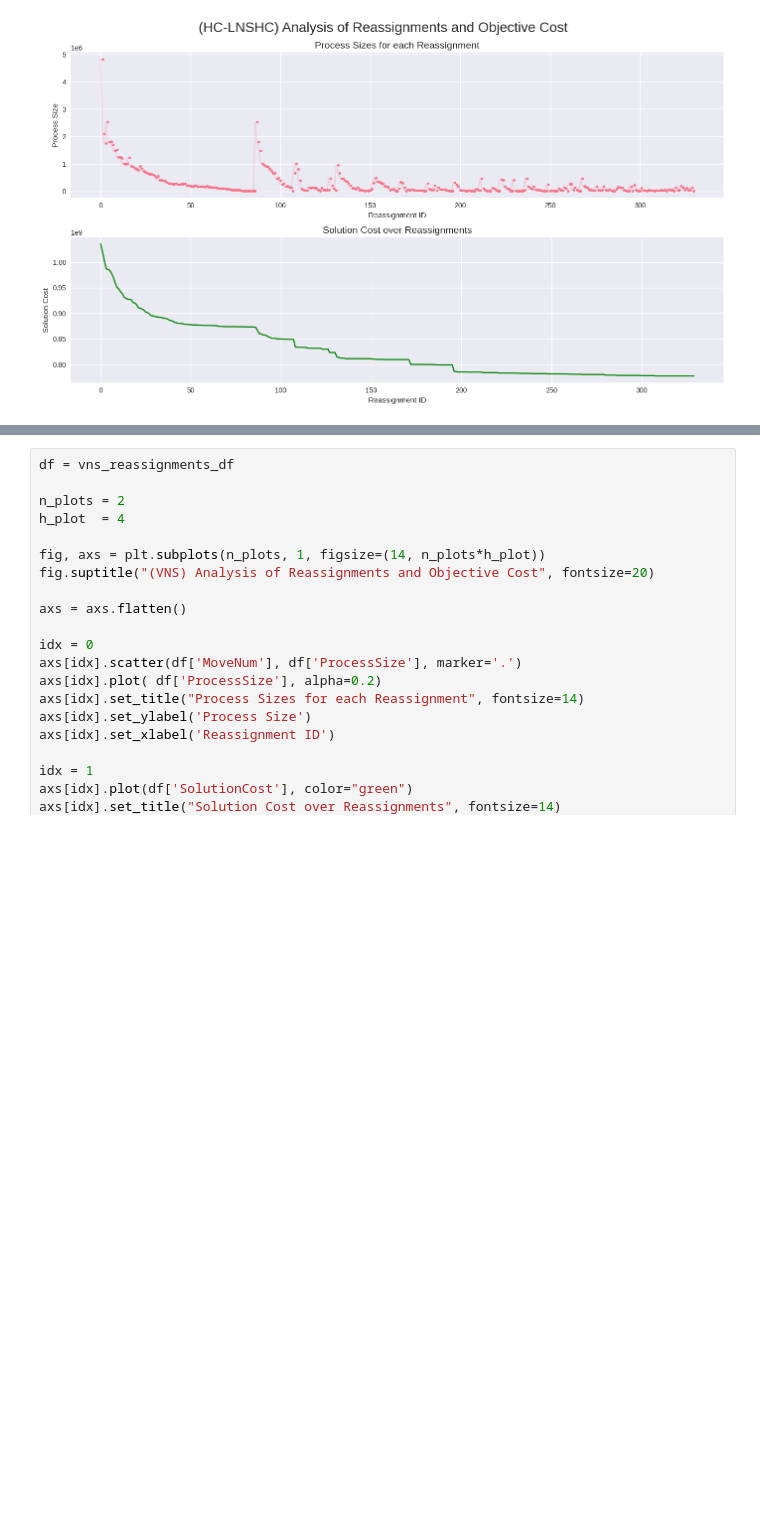
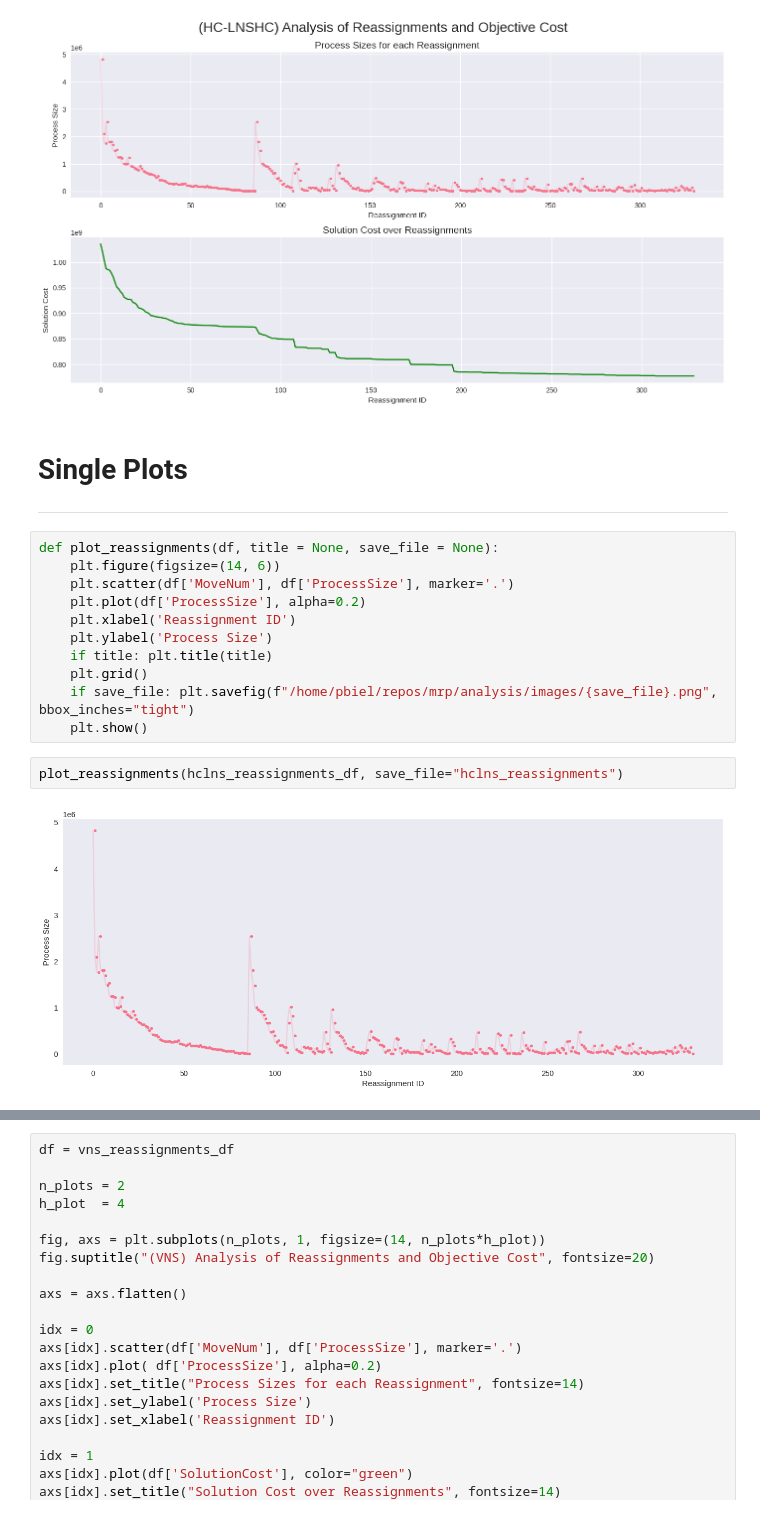
Before and after one commit to circleorange/mrp-approach-analysis, a Jupyter notebook: analysis/0_all_algorithms_general_analysis.ipynb, the cells around one changed output, grey strips where cells are left out. Drawn from its saved outputs; the diff is of its cells as text; blank space fills up the shorter version.

Commit message:
updated code to save image files

```diff
--- a/analysis/0_all_algorithms_general_analysis.ipynb
+++ b/analysis/0_all_algorithms_general_analysis.ipynb
@@ -296,3 +296,21 @@ for ax in fig.get_axes():
 plt.tight_layout()
 # %% [output]
 [figure]
+# %% [markdown]
+# Single Plots
+---
+# %%
+def plot_reassignments(df, title = None, save_file = None):
+    plt.figure(figsize=(14, 6))
+    plt.scatter(df['MoveNum'], df['ProcessSize'], marker='.')
+    plt.plot(df['ProcessSize'], alpha=0.2)
+    plt.xlabel('Reassignment ID')
+    plt.ylabel('Process Size')
+    if title: plt.title(title)
+    plt.grid()
+    if save_file: plt.savefig(f"/home/pbiel/repos/mrp/analysis/images/{save_file}.png", bbox_inches="tight")
+    plt.show()
+# %%
+plot_reassignments(hclns_reassignments_df, save_file="hclns_reassignments")
+# %% [output]
+[figure, added]
```
Also changed, not shown: parts of 2 cells of this notebook, 51 other files.
